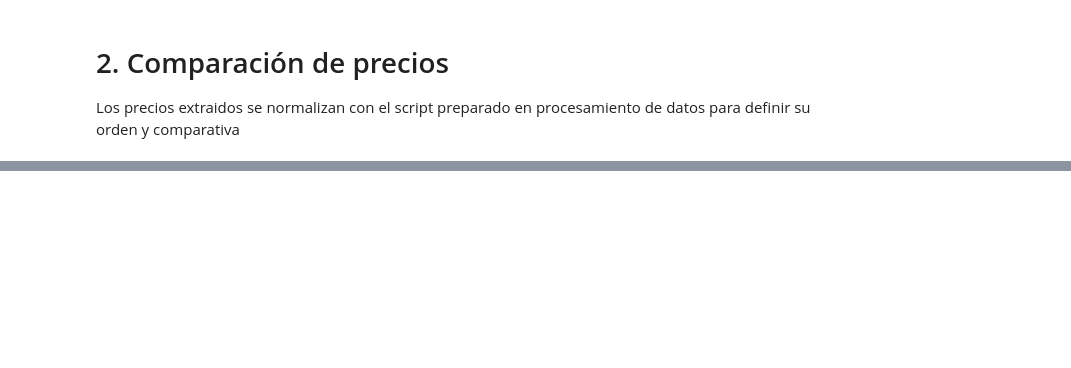
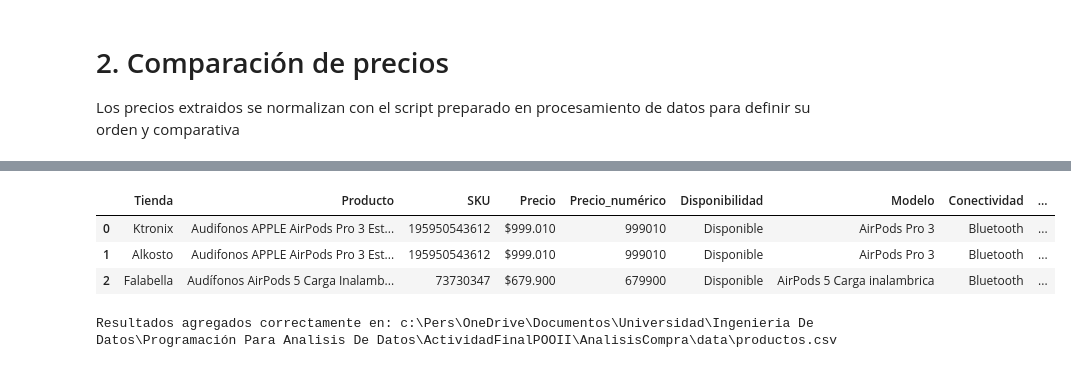
Before and after one commit to renezh64/AnalisisCompra, a Jupyter notebook: notebooks/AnalisisInformeProducto.ipynb, the cells around one changed output, grey strips where cells are left out. Drawn from its saved outputs; the diff is of its cells as text; code cells hidden in the pictures; blank space fills up the shorter version.

```diff
--- a/notebooks/AnalisisInformeProducto.ipynb
+++ b/notebooks/AnalisisInformeProducto.ipynb
@@ -167,0 +309,71 @@ Precio: $569,000
+# %%
+# Normalizar características de los productos
+productos_normalizados = [
+    normalizar_caracteristicas(producto)
+    for producto in productos
+]
+
+# Calcular ranking costo-beneficio
+ranking = calcular_costo_beneficio(productos)
+
+# Relacionar cada producto con su puntaje
+puntajes = {
+    (producto["tienda"], producto["nombre"]): producto["puntaje"]
+    for producto in ranking
+}
+
+datos_basicos = []
+
+for producto, normalizado in zip(
+    productos,
+    productos_normalizados
+):
+    clave_producto = (
+        producto["tienda"],
+        producto["nombre"]
+    )
+
+    datos_basicos.append({
+        "Tienda": producto["tienda"],
+        "Producto": producto["nombre"],
+        "SKU": producto["sku"],
+        "Precio": producto["precio_actual"],
+        "Precio_numérico": normalizado["precio"],
+        "Disponibilidad": producto["disponibilidad"],
+        "Modelo": normalizado["modelo"],
+        "Conectividad": normalizado["conectividad"],
+        "Autonomía": normalizado["autonomia"],
+        "Cancelación_ruido": normalizado["cancelacion_ruido"],
+        "Resistencia_agua": normalizado["resistencia_agua"],
+        "Puntaje_costo_beneficio": puntajes.get(
+            clave_producto,
+            "No calculado"
+        ),
+        "URL": producto["url"]
+    })
+
+df_productos = pd.DataFrame(datos_basicos)
+
+df_productos
+# %% [output]
+|  | Tienda | Producto | SKU | Precio | Precio_numérico | Disponibilidad | Modelo | Conectividad | ... |
+| 0 | Ktronix | Audifonos APPLE AirPods Pro 3 Est... | 195950543612 | $999.010 | 999010 | Disponible | AirPods Pro 3 | Bluetooth | ... |
+| 1 | Alkosto | Audifonos APPLE AirPods Pro 3 Est... | 195950543612 | $999.010 | 999010 | Disponible | AirPods Pro 3 | Bluetooth | ... |
+| 2 | Falabella | Audífonos AirPods 5 Carga Inalamb... | 73730347 | $679.900 | 679900 | Disponible | AirPods 5 Carga inalambrica | Bluetooth | ... |
+# %%
+ruta_csv = ruta_proyecto / "data" / "productos.csv"
+
+# Validar si el archivo ya existe
+archivo_existe = ruta_csv.exists()
+
+df_productos.to_csv(
+    ruta_csv,
+    mode="a",
+    header=not archivo_existe,
+    index=False,
+    encoding="utf-8-sig"
+)
+
+print(f"Resultados agregados correctamente en: {ruta_csv}")
+# %% [output]
+Resultados agregados correctamente en: c:\Pers\OneDrive\Documentos\Universidad\Ingenieria De Datos\Programación Para Analisis De Datos\ActividadFinalPOOII\AnalisisCompra\data\productos.csv
```
Also changed, not shown: parts of 13 cells of this notebook, 3 other files.
